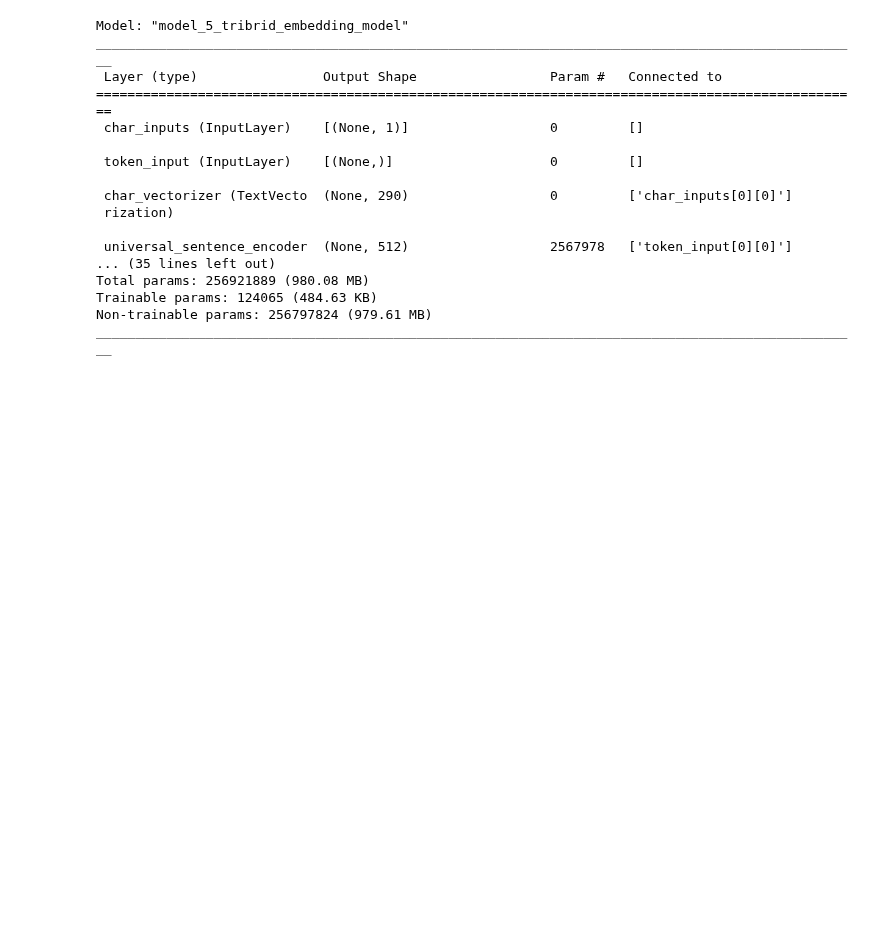
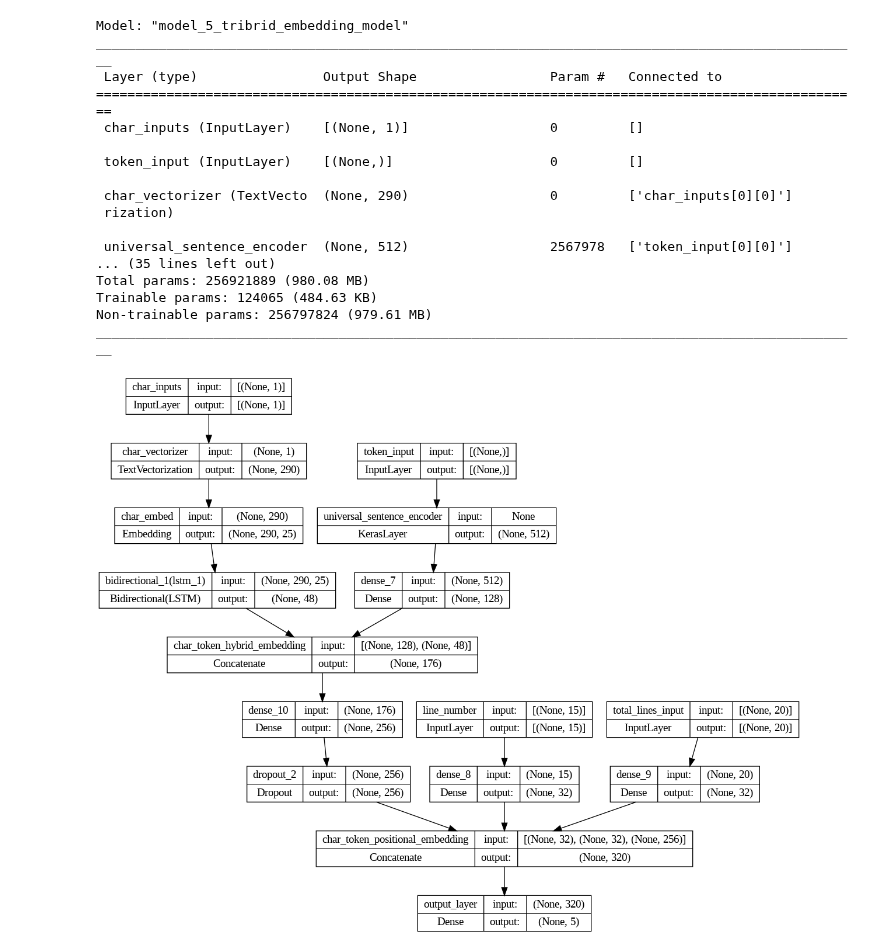
Before and after one commit to 21Ovi/SkimLit, a Jupyter notebook: SkimLit_NLP.ipynb, the cells around one changed output. Cells and saved outputs as stored; diff of their text form; code cells hidden in the pictures; blank space fills up the shorter version.

```diff
--- a/SkimLit_NLP.ipynb
+++ b/SkimLit_NLP.ipynb
@@ -1400,3 +1396,9 @@ Total params: 256921889 (980.08 MB)
 Trainable params: 124065 (484.63 KB)
 Non-trainable params: 256797824 (979.61 MB)
 __________________________________________________________________________________________________
+# %%
+# Plot model_5 to explore it visually...
+from tensorflow.keras.utils import plot_model
+plot_model(model_5, show_shapes=True)
+# %% [output]
+[figure, added]
```
Also changed, not shown: parts of 30 cells of this notebook.
